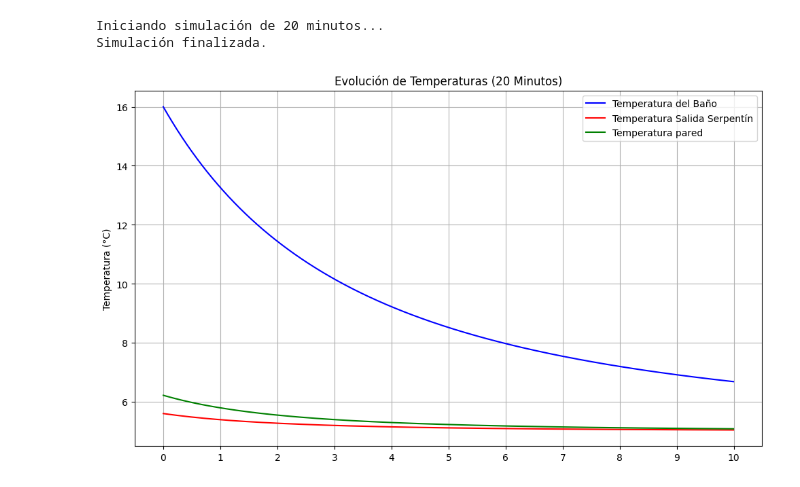
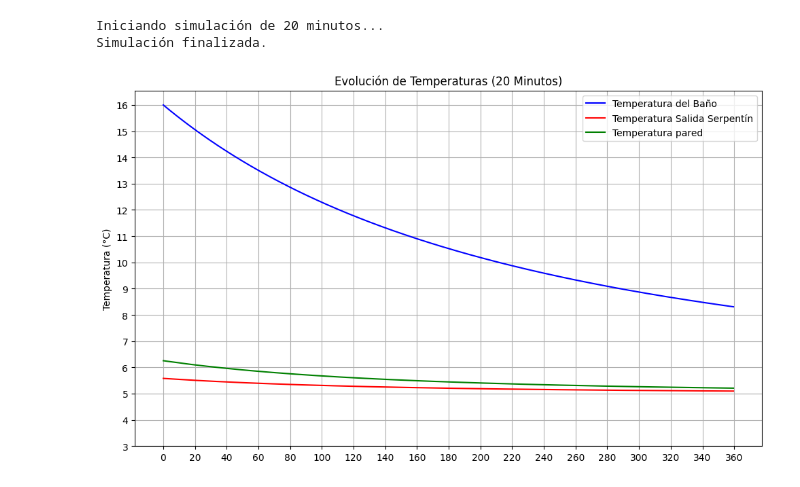
Before and after one commit to JRichi-99/EnfriadorAguaGasificada, a Jupyter notebook: src/Piping/StopSystem.ipynb, the cells around one changed output. Cells and saved outputs as stored; diff of their text form; code cells hidden in the pictures.

```diff
--- a/src/Piping/StopSystem.ipynb
+++ b/src/Piping/StopSystem.ipynb
@@ -127,0 +96,4 @@ np.float64(1.6426848430180114)
+# %%
+for el in fluxsys.system:
+    if isinstance(el, Tube):
+        print(type(el), el.regime, el.perdida_alt*rhol*9.81, el.u, el.re)
@@ -127,0 +113,8 @@ np.float64(1.6426848430180114)
+# %%
+caudales = np.arange(0.1, 10, 0.2)/60/1000
+bomba = LaudaPumpFit.Pa4m3s(caudales)
+sistema = []
+for i in caudales:
+    _ , pa = fluxsys.get_perdida_altura_closed(i, rhol, mul)
+    sistema.append(pa)
+sistema = np.array(sistema)
@@ -128,3 +157,8 @@ np.float64(1.6426848430180114)
+# %%
+def ap_from_T(T):
+    return (2.5179e-7) * (T**2) + (-1.3127e-4) * T + (1.7210e-2)
+def nu_from_T(T):
+    return  1.3686547347844438e-06*np.exp(1913.7989961446747/T)
 # %%
 m_dot = Q_op*rhol
 # coil = TuClaseSerpentin(...)
@@ -288,7 +249,7 @@ ValueError: Do not know how to convert '-o' to dashes
 M_tanque = 0.350*0.9985 # Masa de agua en el baño (kg)
 Cp_tanque = 4180  # J/kgC (Calor específico del agua)
 dt = 0.5          # Paso de tiempo en segundos
-tiempo_total = 10*60 # 20 minutos en segundos
+tiempo_total = 6*60 # 20 minutos en segundos
 
 # Condiciones iniciales de la simulación
 t_bath_actual = 273.15+16 # Temperatura inicial del baño (Ej: 20°C en Kelvin)
@@ -311,7 +272,7 @@ for t in np.arange(0, tiempo_total, dt):
         tout, twall_out, q = calcular_salida_y_pared(t_bath_actual, tin, twall_guess=twall_out)
 
     # 2. Guardar datos actuales en el historial
-    historial_tiempo.append(t / 60.0) # Guardar en minutos
+    historial_tiempo.append(t) # Guardar en minutos
     historial_t_bath.append(t_bath_actual - 273.15) # Guardar en Celsius para fácil lectura
     historial_tout.append(tout - 273.15)
     historial_q.append(q)
@@ -331,24 +292,25 @@ Simulación finalizada.
 # %%
 plt.figure(figsize=(10, 6))
 
 plt.subplot(1, 1, 1)
 plt.plot(historial_tiempo, historial_t_bath, label="Temperatura del Baño", color='blue')
 plt.plot(historial_tiempo, historial_tout, label="Temperatura Salida Serpentín", color='red')
 plt.plot(historial_tiempo, historial_twall, label ="Temperatura pared", color = "green")
-plt.xticks([0,1,2,3,4,5,6,7,8,9,10])
+plt.yticks([i for i in np.arange(3,17,1)])
+plt.xticks([i for i in np.arange(0,370,20)])
 plt.title("Evolución de Temperaturas (20 Minutos)")
 plt.ylabel("Temperatura (°C)")
 plt.legend()
 plt.grid(True)
 
 # plt.subplot(2, 1, 2)
 # plt.plot(historial_tiempo, historial_q, label="Calor Transferido (q)", color='orange')
 # plt.xlabel("Tiempo (Minutos)")
 # plt.ylabel("Calor (W)")
 # plt.legend()
 # plt.grid(True)
 
 plt.tight_layout()
 plt.show()
 # %% [output]
-[figure, old version]
+[figure, new version]
```
Also changed, not shown: parts of 23 cells of this notebook, 4 other files.
